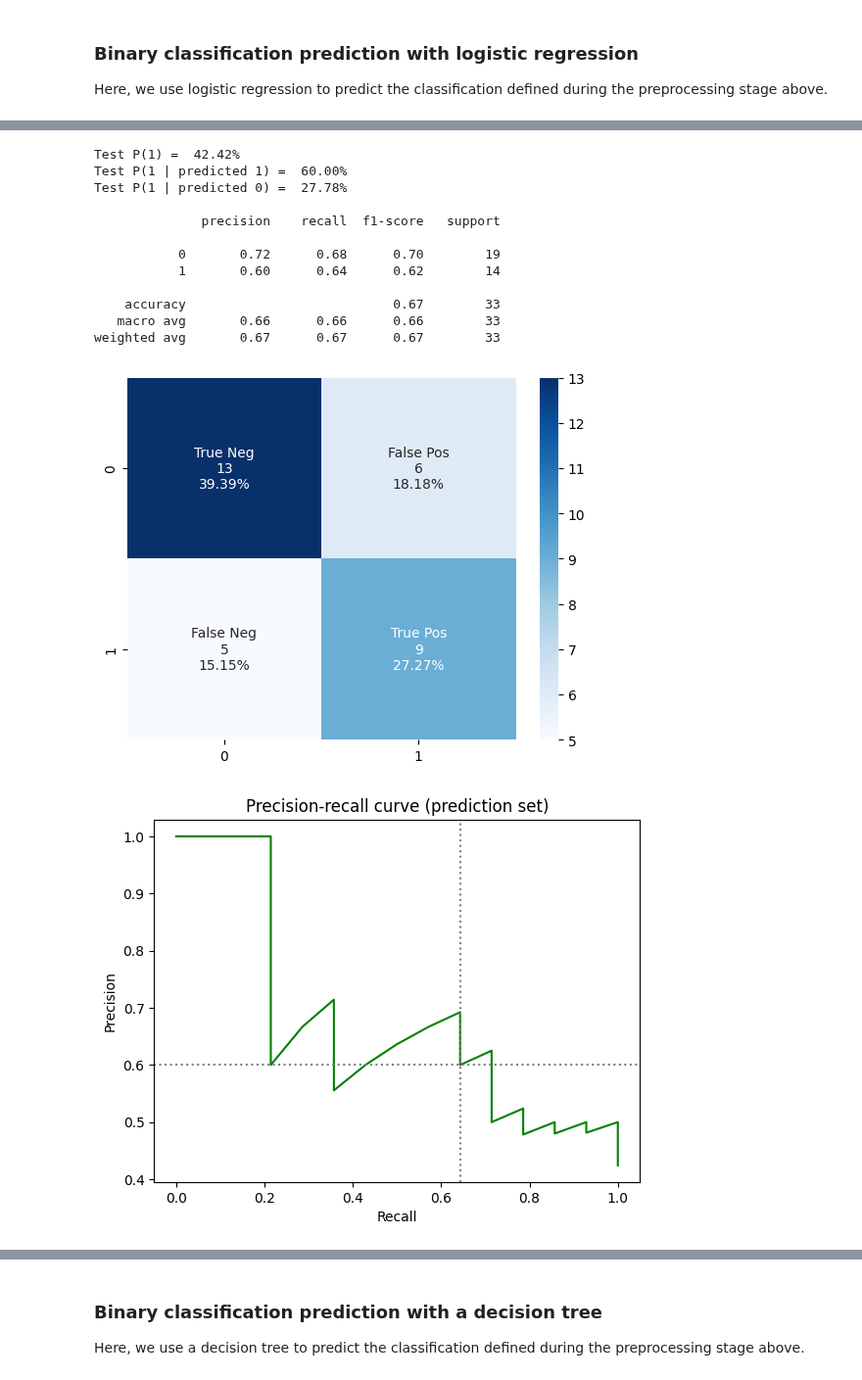
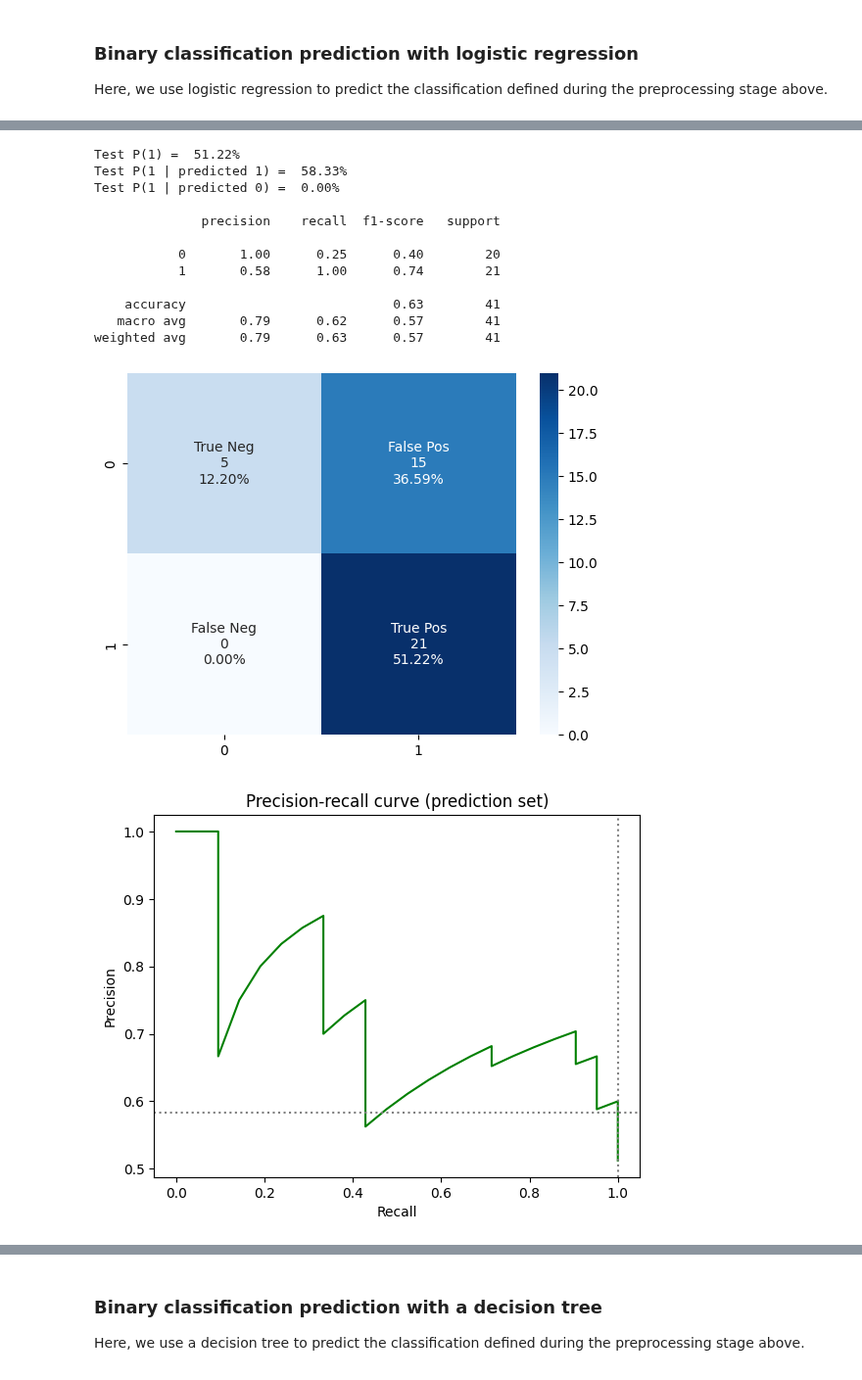
Before and after one commit to higherbar-ai/ml4qc, a Jupyter notebook: src/ml4qc-capi2-example.ipynb, the cells around one changed output, grey strips where cells are left out. Shown at 98% size. Cells and saved outputs as stored; diff of their text form; code cells hidden in the pictures.

```diff
--- a/src/ml4qc-capi2-example.ipynb
+++ b/src/ml4qc-capi2-example.ipynb
@@ -115,11 +116,11 @@ pca = 0.99
 # random state for reproducible results (or None)
 random_state = 411
 
-analysis_df = all_data.drop(["SubmissionDate", "starttime", "endtime", "duration", "TA","reviewed","randomly_selected","n_flags", "mean_movement","sd_movement", "review_comments", "review_corrections"], axis=1).copy(deep=True)
-starting_n = len(analysis_df)
+analysis_df = all_data.drop(["SubmissionDate", "starttime", "endtime", "duration", "TA", "reviewed", "randomly_selected", "n_flags", "mean_movement", "sd_movement", "review_comments", "review_corrections", "enum"], axis=1).copy(deep=True)
+starting_n = len(analysis_df.index)
 analysis_df = analysis_df[~analysis_df.isnull().any(axis=1)]
-ending_n = len(analysis_df)
-print(f"Dropped {ending_n-starting_n}/{starting_n} observations with missing data, for a loss of {((ending_n-starting_n)/starting_n)*100:.2f}%")
+ending_n = len(analysis_df.index)
+print(f"Dropped {starting_n-ending_n}/{starting_n} observations with missing data, for a loss of {((starting_n-ending_n)/starting_n)*100:.2f}%")
 print()
 
 # organize DataFrames with features and classes for prediction
@@ -137,7 +138,7 @@ print(f"Target base rate: {(len(target_df[target_df.target == 1])/len(target_df)
 print()
 
 # create SurveyML object with 25% test vs. train size
-surveyml = SurveyMLClassifier(features_df, target_df, test_size=0.25, cv_when_training=True, random_state=random_state, verbose=True, reweight_classes=True, n_jobs=-2)
+surveyml = SurveyMLClassifier(features_df, target_df, test_size=0.25, cv_when_training=True, random_state=random_state, verbose=True, n_jobs=-3, calibration_method='isotonic', threshold="optimal_f", threshold_value=1)
 
 # preprocess data
 surveyml.preprocess_for_prediction(pca=pca)
@@ -198,25 +203,26 @@ Here, we use logistic regression to predict the classification defined during th
 %%time
 
 model_description = "Logistic regression"
-model_scoring = 'f1'  # 'average_precision' to optimize for precision, 'f1' to optimize for both precision and recall
+model_scoring = 'neg_brier_score'
 print(f"  Predicting: {target_description}")
 print(f"       Model: {model_description}")
 print(f"     Scoring: {model_scoring}")
 print()
 
-import sklearn as skl
 from sklearn.linear_model import LogisticRegression
 
 # first use cross validation to find the optimal hyperparameters
+import sklearn as skl
 classifier_lr = LogisticRegression(random_state=random_state, max_iter=2000)
-search_params = {'C': skl.utils.fixes.loguniform(0.0001, 100), 'penalty': ['l2'], 'class_weight': ['balanced', None]}
+search_params = {'C': skl.utils.fixes.loguniform(0.0001, 100), 'penalty': ['l2'], 'class_weight': [None]}
 params = surveyml.cv_for_best_hyperparameters(classifier=classifier_lr, search_params=search_params, model_scoring=model_scoring, n_iter=100)
 
 # then fit the model using the optimal hyperparameters
 classifier_lr = LogisticRegression(random_state=random_state, max_iter=10000, **params)
 predictions = surveyml.run_prediction_model(classifier_lr)
+print()
 print(f"Predictions made: {len(predictions)}")
-# surveyml.report_feature_importance(classifier_lr.coef_[0])
+# surveyml.report_feature_importance(surveyml.fitted_estimator.coef_[0])
 # %% [output]
   Predicting: Not APPROVED+GOOD
        Model: Logistic regression
@@ -240,14 +246,14 @@ test_roc_auc: 0.594962962962963 (SD: 0.07097541064568583)
-Test P(1) =  42.42%
-Test P(1 | predicted 1) =  60.00%
-Test P(1 | predicted 0) =  27.78%
+Test P(1) =  51.22%
+Test P(1 | predicted 1) =  58.33%
+Test P(1 | predicted 0) =  0.00%
 
               precision    recall  f1-score   support
 
-           0       0.72      0.68      0.70        19
-           1       0.60      0.64      0.62        14
+           0       1.00      0.25      0.40        20
+           1       0.58      1.00      0.74        21
 
-    accuracy                           0.67        33
-   macro avg       0.66      0.66      0.66        33
-weighted avg       0.67      0.67      0.67        33
+    accuracy                           0.63        41
+   macro avg       0.79      0.62      0.57        41
+weighted avg       0.79      0.63      0.57        41
-[figure, old version]
+[figure, new version]
-[figure, old version]
+[figure, new version]
```
Also changed, not shown: parts of 9 cells of this notebook, 22 other files.
